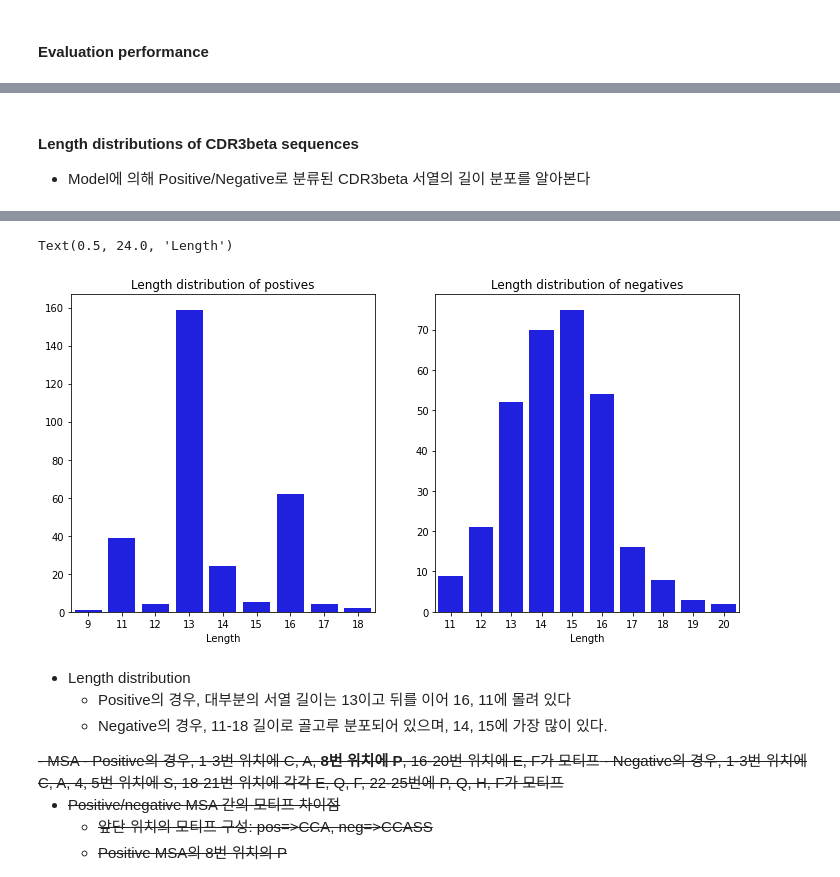
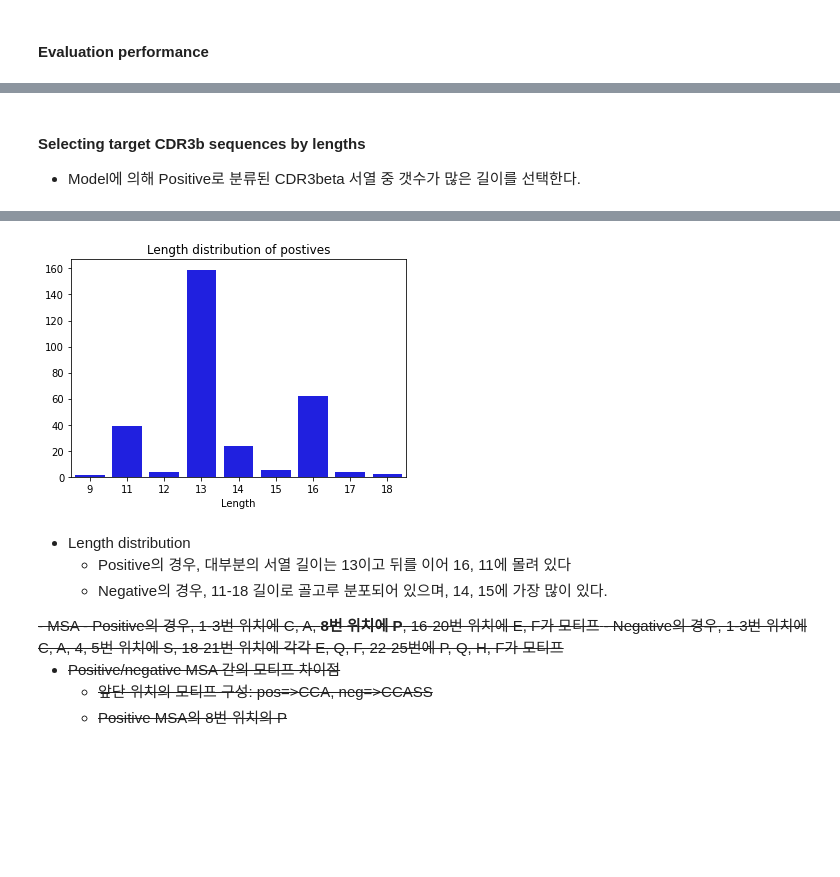
Before and after one commit to luseedbio/TCRBert, a Jupyter notebook: notebook/exp1.ipynb, the cells around one changed output, grey strips where cells are left out. Saved outputs shown, nothing was run; the diff lists cells and outputs as text; code cells hidden in the pictures; blank space fills up the shorter version.

```diff
--- a/notebook/exp1.ipynb
+++ b/notebook/exp1.ipynb
@@ -331,6 +331,6 @@ model = experiment.load_eval_model()
 display(model)
 
 # Eval result recoder
-eval_recoder = PredResultRecoder(output_attentions=True)
+eval_recoder = PredResultRecoder(output_attentions=True, output_hidden_states=True)
 model.add_pred_listener(eval_recoder)
 # %% [output]
@@ -429,9 +429,9 @@ Populating the interactive namespace from numpy and matplotlib
 score_map: OrderedDict([('accuracy', 0.9459016393442623), ('f1', 0.9454545454545454), ('roc_auc', 0.9789518946519754)])
 [figure]
-# %% [markdown]
-#### Length distributions of CDR3beta sequences
-
-- Model에 의해 Positive/Negative로 분류된 CDR3beta 서열의 길이 분포를 알아본다
+# %% [markdown]
+#### Selecting target CDR3b sequences by lengths
+
+- Model에 의해 Positive로 분류된 CDR3beta 서열 중 갯수가 많은 길이를 선택한다.
 # %%
 %pylab inline
 
@@ -439,40 +439,30 @@ import matplotlib.pyplot as plt
 import matplotlib.image as image
 
 import seaborn as sns
-from collections import Counter
+from collections import Counter, OrderedDict
 
 pos_indices = np.where(output_labels == 1)[0]
-neg_indices = np.where(output_labels == 0)[0]
-
-print('pos_indices: %s(%s)' % (pos_indices, str(pos_indices.shape)))
-print('neg_indices: %s(%s)' % (neg_indices, str(neg_indices.shape)))
-
+# print('pos_indices: %s(%s)' % (pos_indices, str(pos_indices.shape)))
 pos_cdr3b = sh_df[CN.cdr3b].values[pos_indices]
-neg_cdr3b = sh_df[CN.cdr3b].values[neg_indices]
 
 ##########################################
-fig, axes = plt.subplots(nrows=1, ncols=2)
-fig.set_figwidth(10)
-fig.set_figheight(5)
-plt.tight_layout(h_pad=1, w_pad=3)
-
 lens, cnts = zip(*sorted(Counter(map(lambda x: len(x), pos_cdr3b)).items()))
-ax = sns.barplot(x=list(lens), y=list(cnts), ax=axes[0], color='blue')
+lens = np.array(lens)
+cnts = np.array(cnts)
+ax = sns.barplot(x=lens, y=cnts, color='blue')
 ax.set_title('Length distribution of postives')
 ax.set_xlabel('Length')
 
-lens, cnts = zip(*sorted(Counter(map(lambda x: len(x), neg_cdr3b)).items()))
-ax = sns.barplot(x=list(lens), y=list(cnts), ax=axes[1], color='blue')
-ax.set_title('Length distribution of negatives')
-ax.set_xlabel('Length')
-
-# pos_slogo = image.imread('../output/shomuradova.pos_cdr3b_seqlogo.jpeg')
-# axes[1][0].set_title('SeqLogo for positive MSA')
-# axes[1][0].set_axis_off()
-# axes[1][0].imshow(pos_slogo, aspect='equal')
-
-# neg_slogo = image.imread('../output/shomuradova.neg_cdr3b_seqlogo.jpeg')
-# axes[1][1].set_title('SeqLogo for negative MSA')
-# axes[1][1].set_axis_off()
-# axes[1][1].imshow(neg_slogo, aspect='equal')
+# Select target indices by cdr3b sequence lenghts
+target_index_map = OrderedDict()
+order = np.argsort(cnts)[::-1]
+cum_cnt = 0
+for cur_len, cur_cnt in zip(lens[order], cnts[order]):
+    cum_cnt += cur_cnt
+    cum_ratio = cum_cnt/pos_indices.shape[0]
+    print('cum_ratio: %s/%s=%s' % (cum_cnt, pos_indices.shape[0], cum_ratio))
+    if cum_ratio < 0.9:
+        target_indices = np.where((output_labels == 1) & (sh_df[CN.cdr3b].map(lambda x: len(x) == cur_len)))[0]
+        print('target_indices for %s: %s(%s)' % (cur_len, target_indices, target_indices.shape[0]))
+        target_index_map[cur_len] = target_indices
 # %% [output]
@@ -496,5 +486,4 @@ pos_indices: [  0   1   2   3   4   5   6   7   8   9  10  11  12  13  14  15  1
-Text(0.5, 24.0, 'Length')
-[figure, old version]
+[figure, new version]
 # %% [markdown]
 - Length distribution
     - Positive의 경우, 대부분의 서열 길이는 13이고 뒤를 이어 16, 11에 몰려 있다
```
Also changed, not shown: parts of 26 cells of this notebook.
